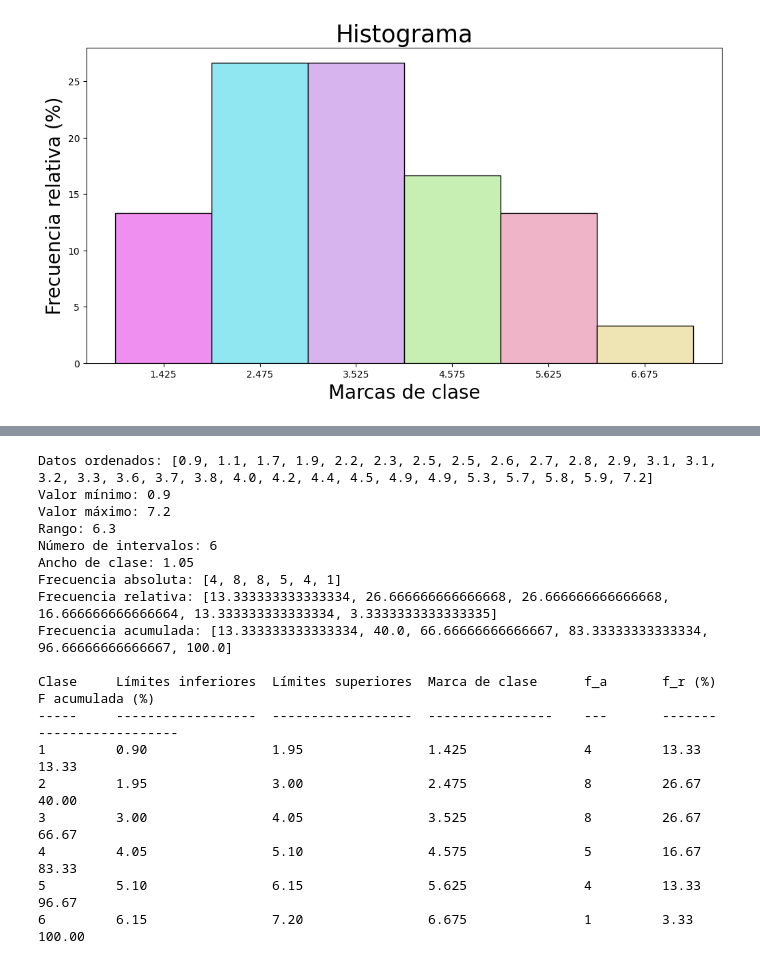
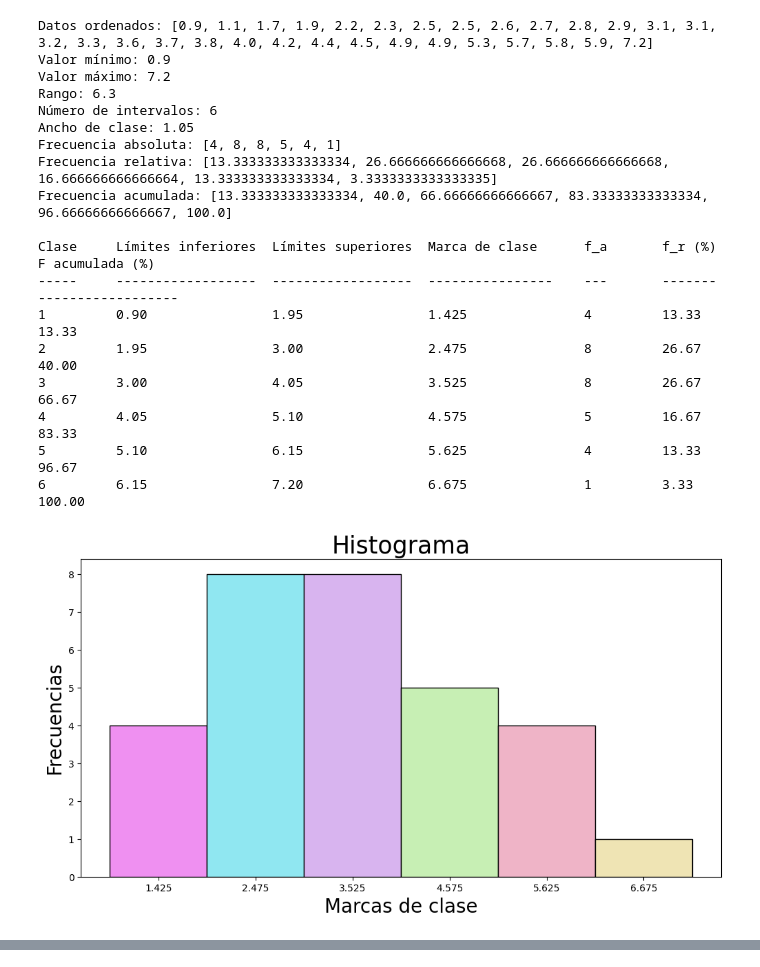
Before and after one commit to CarolMeraIbarra/PruebaExamVer1, a Jupyter notebook: Ejercicio8.ipynb, the cells around one changed output, grey strips where cells are left out. Cells and saved outputs as stored; diff of their text form; code cells hidden in the pictures.

```diff
--- a/Ejercicio8.ipynb
+++ b/Ejercicio8.ipynb
@@ -36,56 +36,57 @@ valor_minimo, valor_maximo = valoresEx.obtener_valores_extremos(datos_ordenados)
 # Calcular el rango
 rango = rangoo.calcular_rango(valor_minimo, valor_maximo)
 
 # Calcular el número de intervalos
 numero_intervalos = numIntervalos.calcular_numero_intervalos(datos)
 
 # Calcular el ancho de la clase y el número de intervalos
 ancho_clase, numero_intervalos = anchoClase.calcular_ancho_clase(rango, numero_intervalos)
 
 # Calcular los límites de los intervalos
 limites_inferiores, limites_superiores = limites.calcular_limites(valor_minimo, ancho_clase, numero_intervalos)
 
 # Calcular las marcas de clase
 marcas_clase = marcaClase.calcular_marcas_clase(limites_inferiores, limites_superiores)
 
 # Calcular la frecuencia absoluta
 frecuencias = frecAbsoluta.frecuencia_absoluta(datos_ordenados, valor_minimo, ancho_clase, numero_intervalos)
 
 # Calcular la frecuencia relativa
 frecuencias_relativas = frecRelativa.frecuencia_relativa(frecuencias)
 
 # Calcular la frecuencia acumulada
 frecuencias_acumuladas = frecAcumulada.frecuencia_acumulada(frecuencias_relativas)
 
-# Crear el histograma
-diagramaHistograma.crear_histograma(marcas_clase, frecuencias_relativas, ancho_clase)
-
-# Crear ojiva
-diagramaOjiva.crear_ojiva(marcas_clase, frecuencias_acumuladas)
-
 # Imprimir los resultados
 resultadosL.imprimir_resultados_largo(datos_ordenados, valor_minimo, valor_maximo, rango, numero_intervalos, ancho_clase, frecuencias, frecuencias_relativas, frecuencias_acumuladas)
 
 # Imprimir la tabla
 tablaL.imprimir_tabla_larga(numero_intervalos, limites_inferiores, limites_superiores, marcas_clase, frecuencias, frecuencias_relativas, frecuencias_acumuladas)
+
+
+# Crear el histograma
+diagramaHistograma.crear_histograma(marcas_clase, frecuencias, ancho_clase)
+
+# Crear ojiva
+diagramaOjiva.crear_ojiva(marcas_clase, frecuencias_acumuladas)
 # %% [output]
+Datos ordenados: [0.9, 1.1, 1.7, 1.9, 2.2, 2.3, 2.5, 2.5, 2.6, 2.7, 2.8, 2.9, 3.1, 3.1, 3.2, 3.3, 3.6, 3.7, 3.8, 4.0, 4.2, 4.4, 4.5, 4.9, 4.9, 5.3, 5.7, 5.8, 5.9, 7.2]
+Valor mínimo: 0.9
+Valor máximo: 7.2
+Rango: 6.3
+Número de intervalos: 6
+Ancho de clase: 1.05
+Frecuencia absoluta: [4, 8, 8, 5, 4, 1]
+Frecuencia relativa: [13.333333333333334, 26.666666666666668, 26.666666666666668, 16.666666666666664, 13.333333333333334, 3.3333333333333335]
+Frecuencia acumulada: [13.333333333333334, 40.0, 66.66666666666667, 83.33333333333334, 96.66666666666667, 100.0]
+
+Clase     Límites inferiores  Límites superiores  Marca de clase      f_a       f_r (%)   F acumulada (%)
+-----     ------------------  ------------------  ----------------    ---       -------   ------------------
+1         0.90                1.95                1.425               4         13.33     13.33
+2         1.95                3.00                2.475               8         26.67     40.00
+3         3.00                4.05                3.525               8         26.67     66.67
+4         4.05                5.10                4.575               5         16.67     83.33
+5         5.10                6.15                5.625               4         13.33     96.67
+6         6.15                7.20                6.675               1         3.33      100.00
-[figure, old version]
+[figure, new version]
 [figure]
-Datos ordenados: [0.9, 1.1, 1.7, 1.9, 2.2, 2.3, 2.5, 2.5, 2.6, 2.7, 2.8, 2.9, 3.1, 3.1, 3.2, 3.3, 3.6, 3.7, 3.8, 4.0, 4.2, 4.4, 4.5, 4.9, 4.9, 5.3, 5.7, 5.8, 5.9, 7.2]
-Valor mínimo: 0.9
-Valor máximo: 7.2
-Rango: 6.3
-Número de intervalos: 6
-Ancho de clase: 1.05
-Frecuencia absoluta: [4, 8, 8, 5, 4, 1]
-Frecuencia relativa: [13.333333333333334, 26.666666666666668, 26.666666666666668, 16.666666666666664, 13.333333333333334, 3.3333333333333335]
-Frecuencia acumulada: [13.333333333333334, 40.0, 66.66666666666667, 83.33333333333334, 96.66666666666667, 100.0]
-
-Clase     Límites inferiores  Límites superiores  Marca de clase      f_a       f_r (%)   F acumulada (%)
------     ------------------  ------------------  ----------------    ---       -------   ------------------
-1         0.90                1.95                1.425               4         13.33     13.33
-2         1.95                3.00                2.475               8         26.67     40.00
-3         3.00                4.05                3.525               8         26.67     66.67
-4         4.05                5.10                4.575               5         16.67     83.33
-5         5.10                6.15                5.625               4         13.33     96.67
-6         6.15                7.20                6.675               1         3.33      100.00
```
Also changed, not shown: 3 other files.
